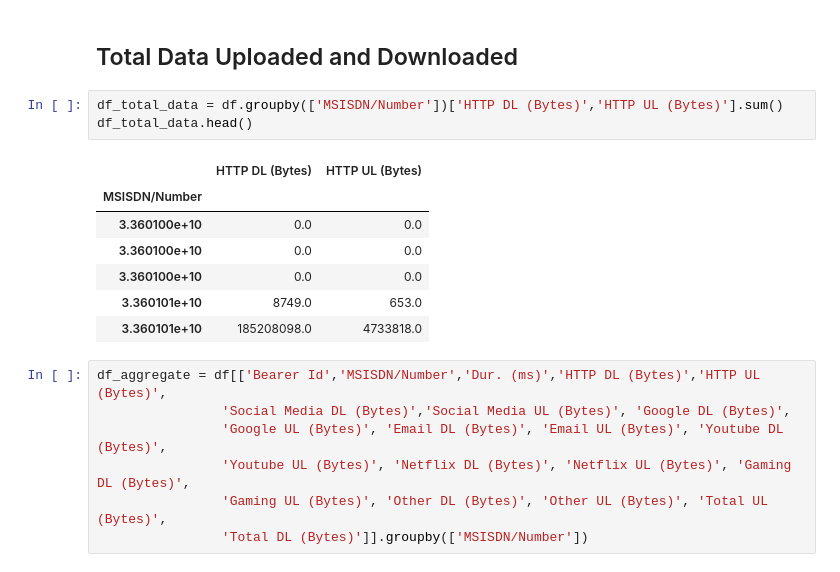
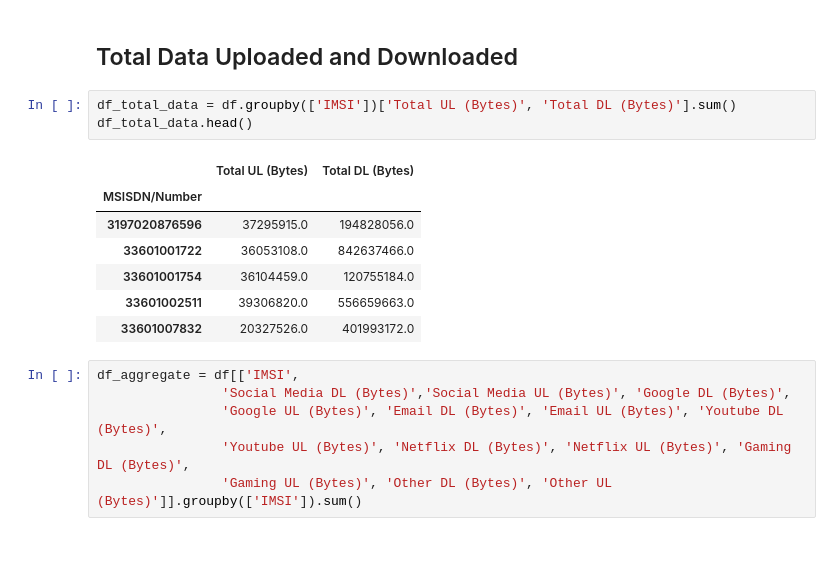
Before and after one commit to mozartofmath/10academyWeek1, a Jupyter notebook: notebooks/preprocess.ipynb, the cells around one changed output. Cells and saved outputs as stored; diff of their text form.

Commit message:
finished task 1.1: aggregated column info per user

```diff
--- a/notebooks/preprocess.ipynb
+++ b/notebooks/preprocess.ipynb
@@ -273,20 +272,19 @@ Name: Dur. (ms), dtype: float64
 # %% [markdown]
 ## Total Data Uploaded and Downloaded
 # %%
-df_total_data = df.groupby(['MSISDN/Number'])['HTTP DL (Bytes)','HTTP UL (Bytes)'].sum()
+df_total_data = df.groupby(['IMSI'])['Total UL (Bytes)', 'Total DL (Bytes)'].sum()
 df_total_data.head()
 # %% [output]
-|  | HTTP DL (Bytes) | HTTP UL (Bytes) |
+|  | Total UL (Bytes) | Total DL (Bytes) |
 | MSISDN/Number |  |  |
-| 3.360100e+10 | 0.0 | 0.0 |
-| 3.360100e+10 | 0.0 | 0.0 |
-| 3.360100e+10 | 0.0 | 0.0 |
-| 3.360101e+10 | 8749.0 | 653.0 |
-| 3.360101e+10 | 185208098.0 | 4733818.0 |
+| 3197020876596 | 37295915.0 | 194828056.0 |
+| 33601001722 | 36053108.0 | 842637466.0 |
+| 33601001754 | 36104459.0 | 120755184.0 |
+| 33601002511 | 39306820.0 | 556659663.0 |
+| 33601007832 | 20327526.0 | 401993172.0 |
 # %%
-df_aggregate = df[['Bearer Id','MSISDN/Number','Dur. (ms)','HTTP DL (Bytes)','HTTP UL (Bytes)',
+df_aggregate = df[['IMSI',
                 'Social Media DL (Bytes)','Social Media UL (Bytes)', 'Google DL (Bytes)',
                 'Google UL (Bytes)', 'Email DL (Bytes)', 'Email UL (Bytes)', 'Youtube DL (Bytes)',
                 'Youtube UL (Bytes)', 'Netflix DL (Bytes)', 'Netflix UL (Bytes)', 'Gaming DL (Bytes)',
-                'Gaming UL (Bytes)', 'Other DL (Bytes)', 'Other UL (Bytes)', 'Total UL (Bytes)',
-                'Total DL (Bytes)']].groupby(['MSISDN/Number'])
+                'Gaming UL (Bytes)', 'Other DL (Bytes)', 'Other UL (Bytes)']].groupby(['IMSI']).sum()
```
Also changed, not shown: parts of 3 cells of this notebook.
